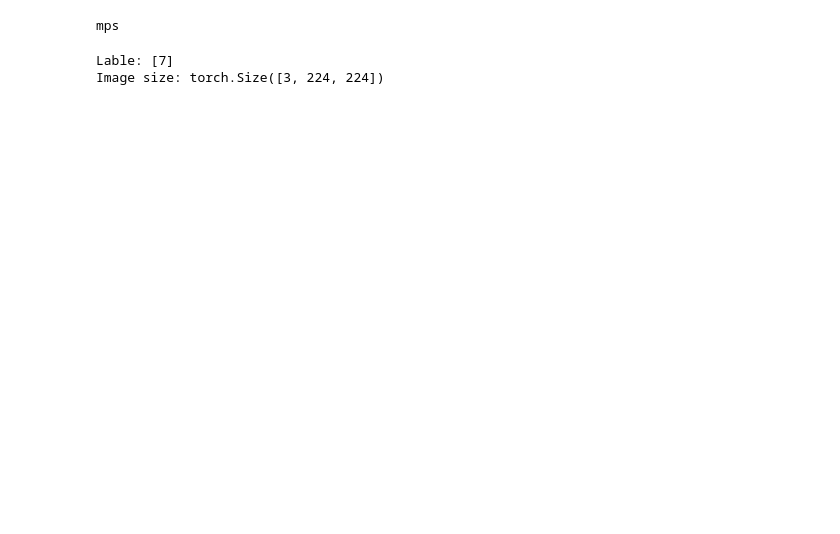
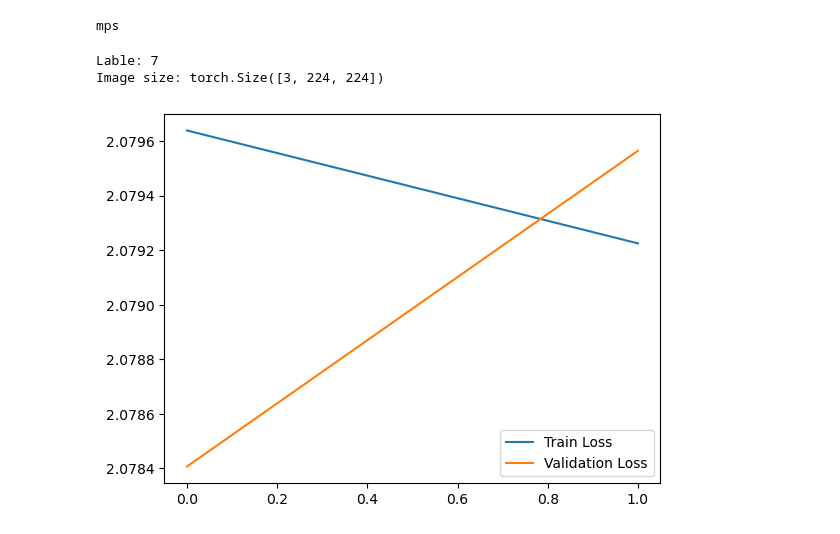
Before and after one commit to zhoudl0605/ECE9022_A3, a Jupyter notebook: assignment3.ipynb, the cells around one changed output. Drawn from its saved outputs; the diff is of its cells as text; code cells hidden in the pictures; blank space fills up the shorter version.

```diff
--- a/assignment3.ipynb
+++ b/assignment3.ipynb
@@ -38,17 +38,17 @@ test_dataset = BloodMNIST(root='./datasets/', split='test',
 
 
 # Data Loaders
-batch_size = 50
+batch_size = 32
 train_loader = DataLoader(train_dataset, batch_size=batch_size, shuffle=True)
 val_loader = DataLoader(val_dataset, batch_size=batch_size, shuffle=True)
 test_loader = DataLoader(test_dataset, batch_size=batch_size, shuffle=False)
 # %%
 # get sample data
 sample, label = train_dataset[0]
-print(f"Lable: {label}")
+print(f"Lable: {label.item()}")
 print(f"Image size: {sample.shape}")
 # %% [output]
-Lable: [7]
+Lable: 7
 Image size: torch.Size([3, 224, 224])
 # %%
 def get_vgg16_model():
@@ -134,42 +159,43 @@ model = get_vgg16_model()
 model.to(device)
 criterion = nn.CrossEntropyLoss()
 optimizer = optim.Adam(model.parameters(), lr=0.001)
-epochs = 25
+epochs = 2
 early_stop = 5
 train_loss = []
 val_loss = []
 min_val_loss = np.inf
 early_stop_counter = 0
+best_model = None
 
 # use tqdm for progress bar
 for epoch in tqdm(range(epochs), desc="Epochs", leave=True):
     # Train for one epoch
     train_loss_epoch = train(
         model, train_loader, optimizer, criterion)
     train_loss.append(train_loss_epoch)
 
     # Validate on validation set
     val_loss_epoch = validate(model, val_loader, criterion)
     val_loss.append(val_loss_epoch)
 
     # Early stopping logic
     if val_loss_epoch < min_val_loss:
         min_val_loss = val_loss_epoch
         early_stop_counter = 0
         best_model = model.state_dict()
-        # Save the model
-        torch.save(best_model, "best_model_task_1.pth")
     else:
         early_stop_counter += 1
 
     if early_stop_counter >= early_stop:
         print(f"Early stopping at epoch {epoch}")
         break
 
 # Plot the results
 plt.plot(train_loss, label='Train Loss')
 plt.plot(val_loss, label='Validation Loss')
 plt.legend()
 plt.show()
+# %% [output]
+[figure, added]
 # %%
 # test model
```
Also changed, not shown: parts of 8 cells of this notebook, 1 other file.
